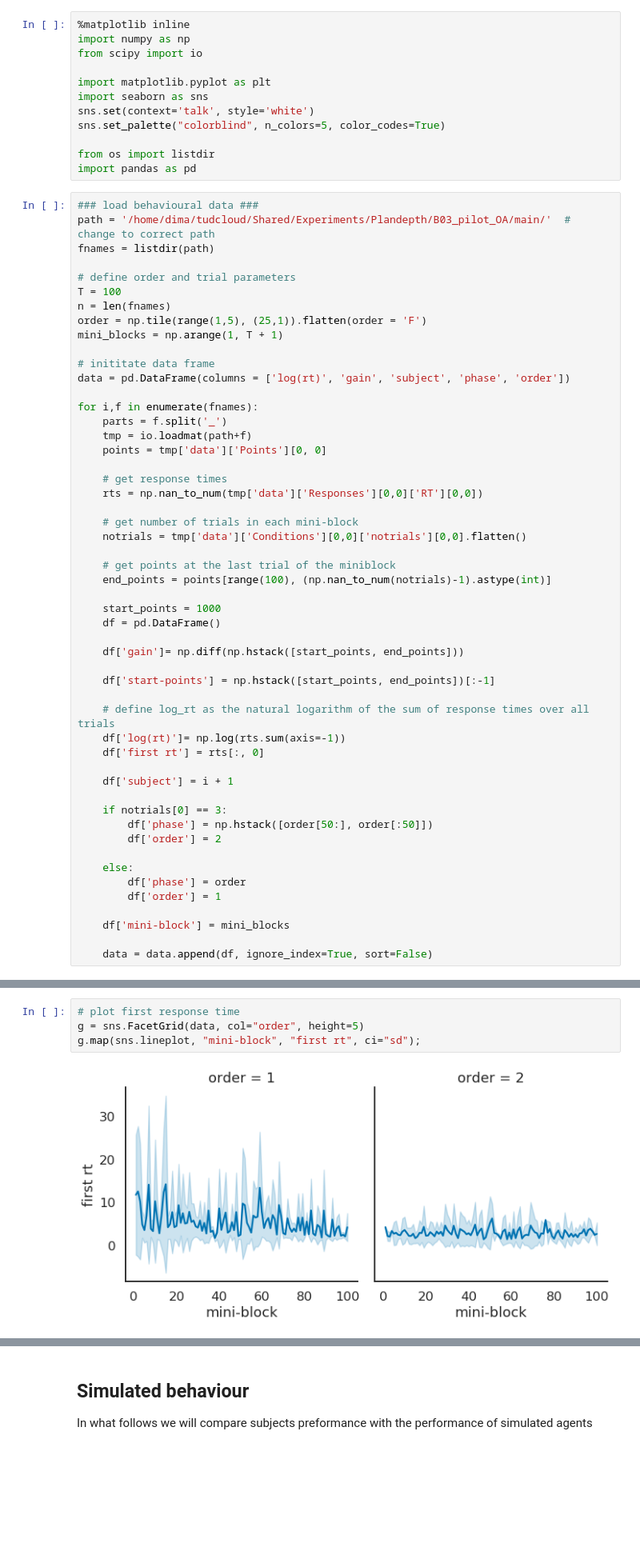
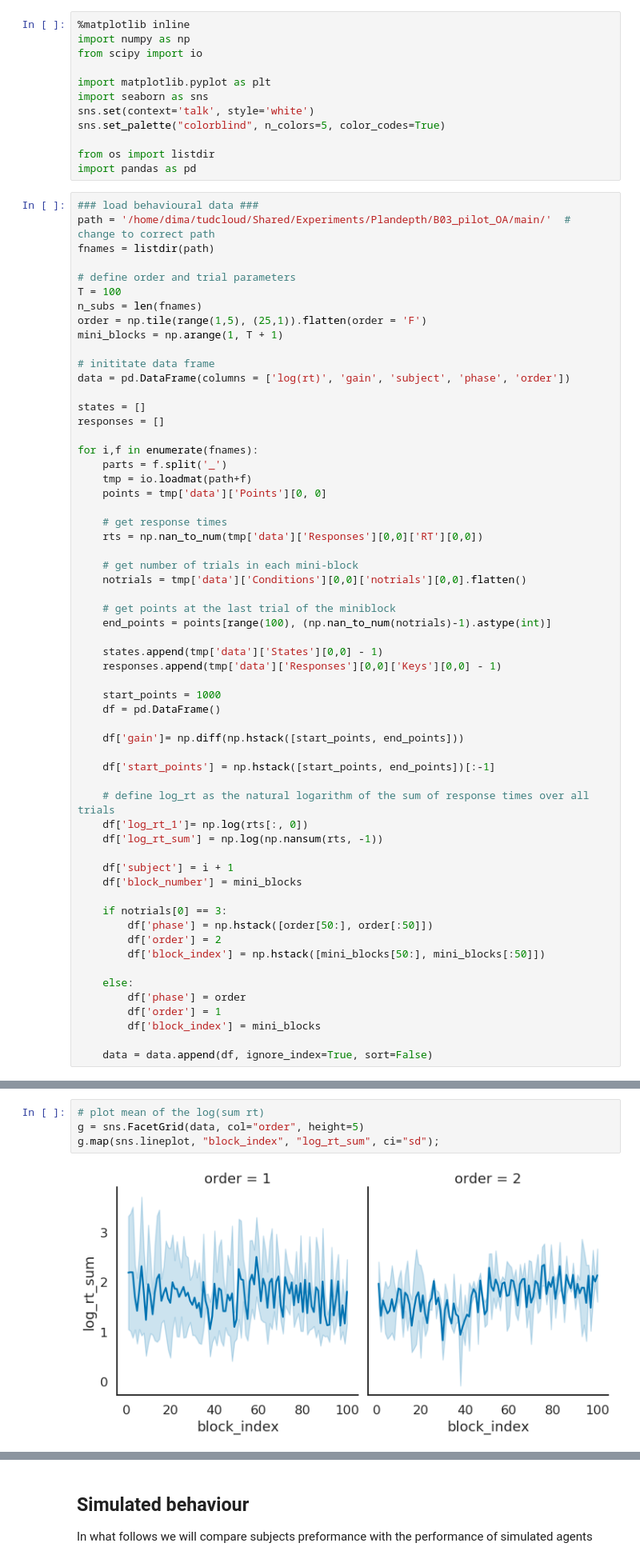
Before and after one commit to jeffensen/plandepth, a Jupyter notebook: notebooks/analysing_behavioural_data.ipynb, the cells around one changed output, grey strips where cells are left out. Shown at 80% size. Saved outputs shown, nothing was run; the diff lists cells and outputs as text; blank space fills up the shorter version.

```diff
--- a/notebooks/analysing_behavioural_data.ipynb
+++ b/notebooks/analysing_behavioural_data.ipynb
@@ -19,12 +19,15 @@ fnames = listdir(path)
 
 # define order and trial parameters
 T = 100
-n = len(fnames)
+n_subs = len(fnames)
 order = np.tile(range(1,5), (25,1)).flatten(order = 'F')
 mini_blocks = np.arange(1, T + 1)
 
 # inititate data frame
 data = pd.DataFrame(columns = ['log(rt)', 'gain', 'subject', 'phase', 'order'])
+
+states = []
+responses = []
 
 for i,f in enumerate(fnames):
     parts = f.split('_')
@@ -40,28 +43,32 @@ for i,f in enumerate(fnames):
     # get points at the last trial of the miniblock
     end_points = points[range(100), (np.nan_to_num(notrials)-1).astype(int)]
 
+    states.append(tmp['data']['States'][0,0] - 1)
+    responses.append(tmp['data']['Responses'][0,0]['Keys'][0,0] - 1)
+
     start_points = 1000
     df = pd.DataFrame()
 
     df['gain']= np.diff(np.hstack([start_points, end_points]))
 
-    df['start-points'] = np.hstack([start_points, end_points])[:-1]
+    df['start_points'] = np.hstack([start_points, end_points])[:-1]
 
     # define log_rt as the natural logarithm of the sum of response times over all trials
-    df['log(rt)']= np.log(rts.sum(axis=-1))
-    df['first rt'] = rts[:, 0]
+    df['log_rt_1']= np.log(rts[:, 0])
+    df['log_rt_sum'] = np.log(np.nansum(rts, -1))
 
     df['subject'] = i + 1
+    df['block_number'] = mini_blocks
 
     if notrials[0] == 3:
         df['phase'] = np.hstack([order[50:], order[:50]])
         df['order'] = 2
+        df['block_index'] = np.hstack([mini_blocks[50:], mini_blocks[:50]])
 
     else:
         df['phase'] = order
         df['order'] = 1
-
-    df['mini-block'] = mini_blocks
+        df['block_index'] = mini_blocks
 
     data = data.append(df, ignore_index=True, sort=False)
 # %%
@@ -73,7 +80,7 @@ g.map(sns.lineplot, "mini-block", "log(rt)", ci="sd");
 # %%
-# plot first response time
+# plot mean of the log(sum rt)
 g = sns.FacetGrid(data, col="order", height=5)
-g.map(sns.lineplot, "mini-block", "first rt", ci="sd");
+g.map(sns.lineplot, "block_index", "log_rt_sum", ci="sd");
 # %% [output]
-[figure, old version]
+[figure, new version]
 # %% [markdown]
```
Also changed, not shown: parts of 15 cells of this notebook, 5 other files.
